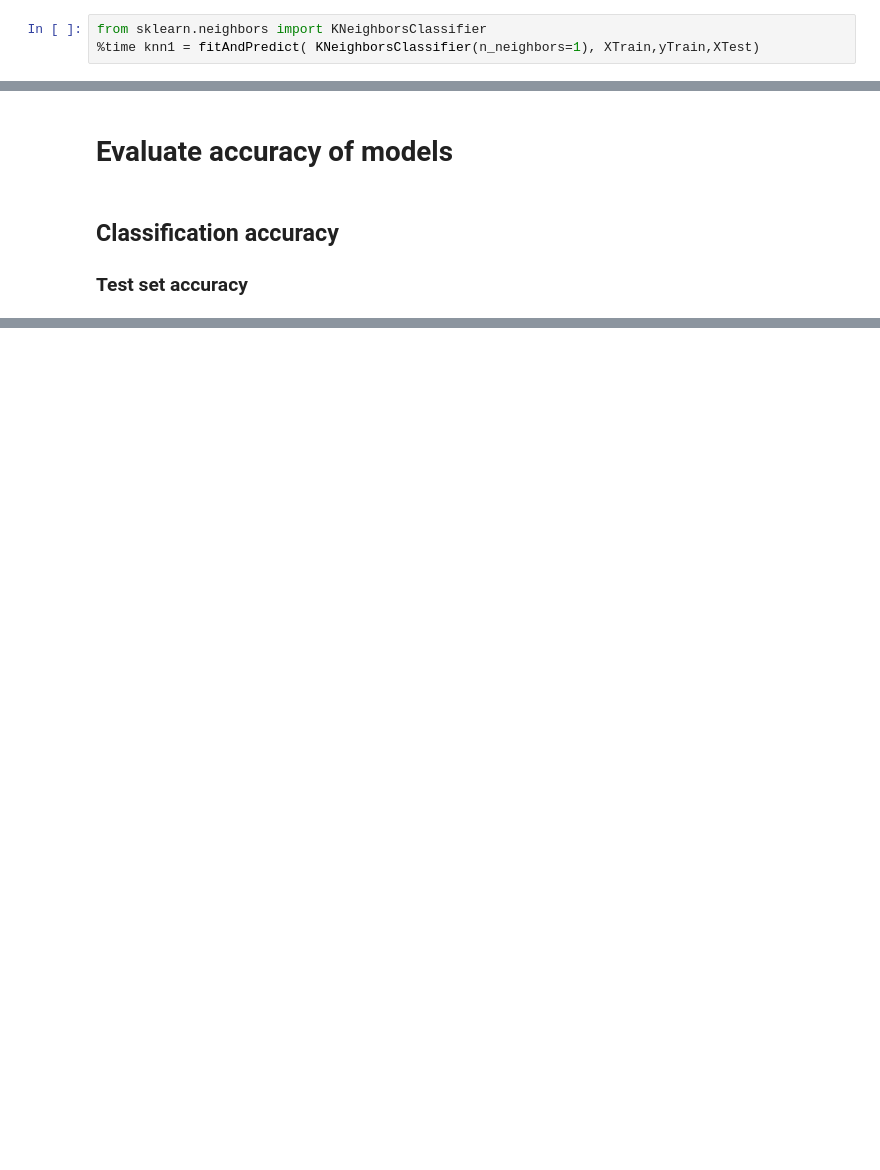
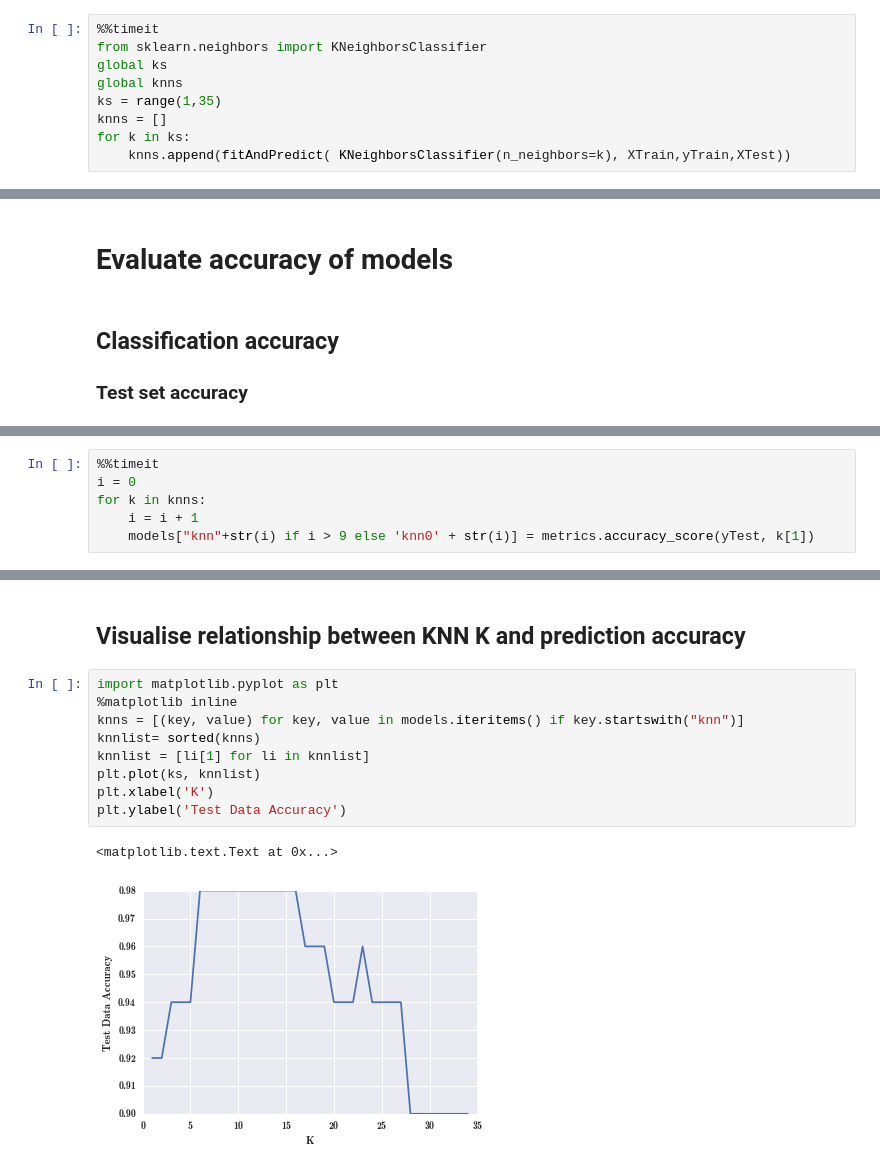
Before and after one commit to pszjmb1/fun_with_sklearn, a Jupyter notebook: Fun with Iris.ipynb, the cells around one changed output, grey strips where cells are left out. Drawn from its saved outputs; the diff is of its cells as text; blank space fills up the shorter version.

```diff
--- a/Fun with Iris.ipynb
+++ b/Fun with Iris.ipynb
@@ -117,4 +137,10 @@ def fitAndPredict(model,XTrain,yTrain,XTest):
 # %%
+%%timeit
 from sklearn.neighbors import KNeighborsClassifier
-%time knn1 = fitAndPredict( KNeighborsClassifier(n_neighbors=1), XTrain,yTrain,XTest)
+global ks
+global knns
+ks = range(1,35)
+knns = []
+for k in ks:
+    knns.append(fitAndPredict( KNeighborsClassifier(n_neighbors=k), XTrain,yTrain,XTest))
 # %% [output]
@@ -179,0 +180,6 @@ Wall time: 2.02 ms
+# %%
+%%timeit
+i = 0
+for k in knns:
+    i = i + 1
+    models["knn"+str(i) if i > 9 else 'knn0' + str(i)] = metrics.accuracy_score(yTest, k[1])
@@ -214,3 +214,17 @@ Wall time: 549 µs
  'linearSVM': 0.93999999999999995,
  'logReg': 0.93999999999999995,
  'naiveBayes': 0.93999999999999995}
+# %% [markdown]
+## Visualise relationship between KNN K and prediction accuracy
+# %%
+import matplotlib.pyplot as plt
+%matplotlib inline
+knns = [(key, value) for key, value in models.iteritems() if key.startswith("knn")]
+knnlist= sorted(knns)
+knnlist = [li[1] for li in knnlist]
+plt.plot(ks, knnlist)
+plt.xlabel('K')
+plt.ylabel('Test Data Accuracy')
+# %% [output]
+<matplotlib.text.Text at 0x...>
+[figure, added]
```
Also changed, not shown: parts of 21 cells of this notebook.
